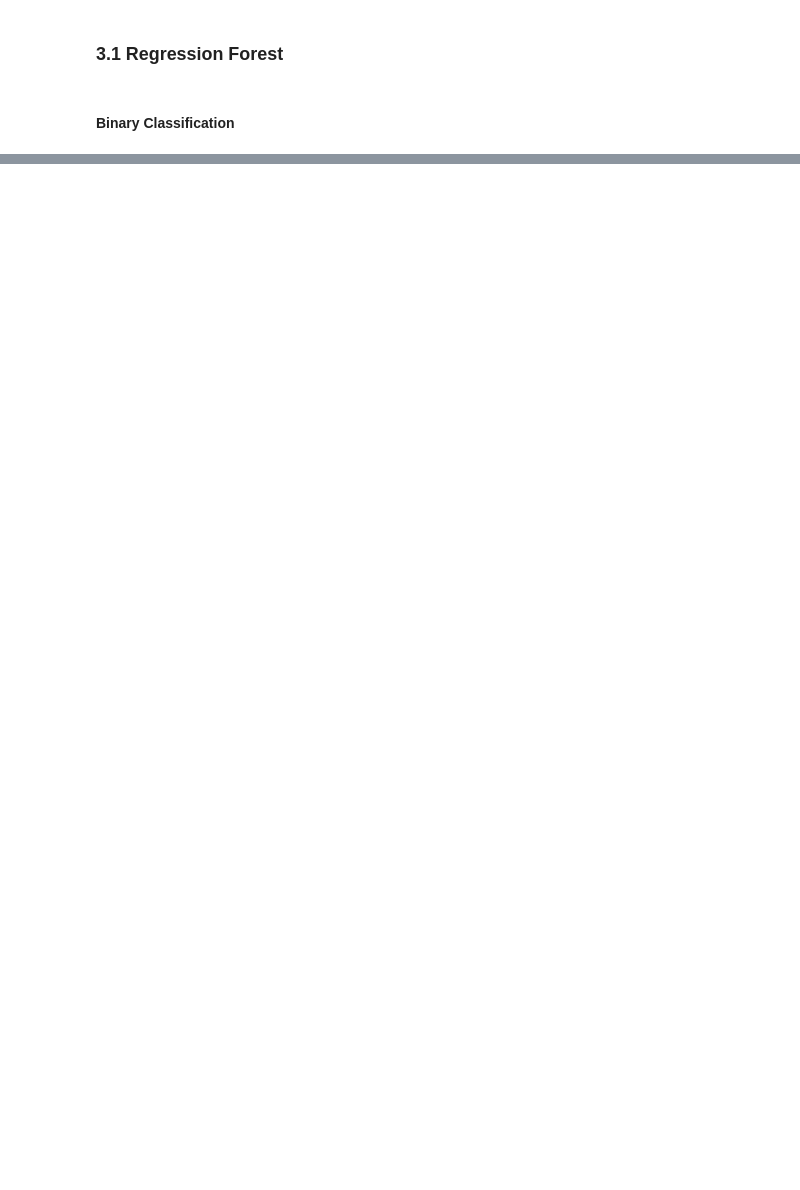
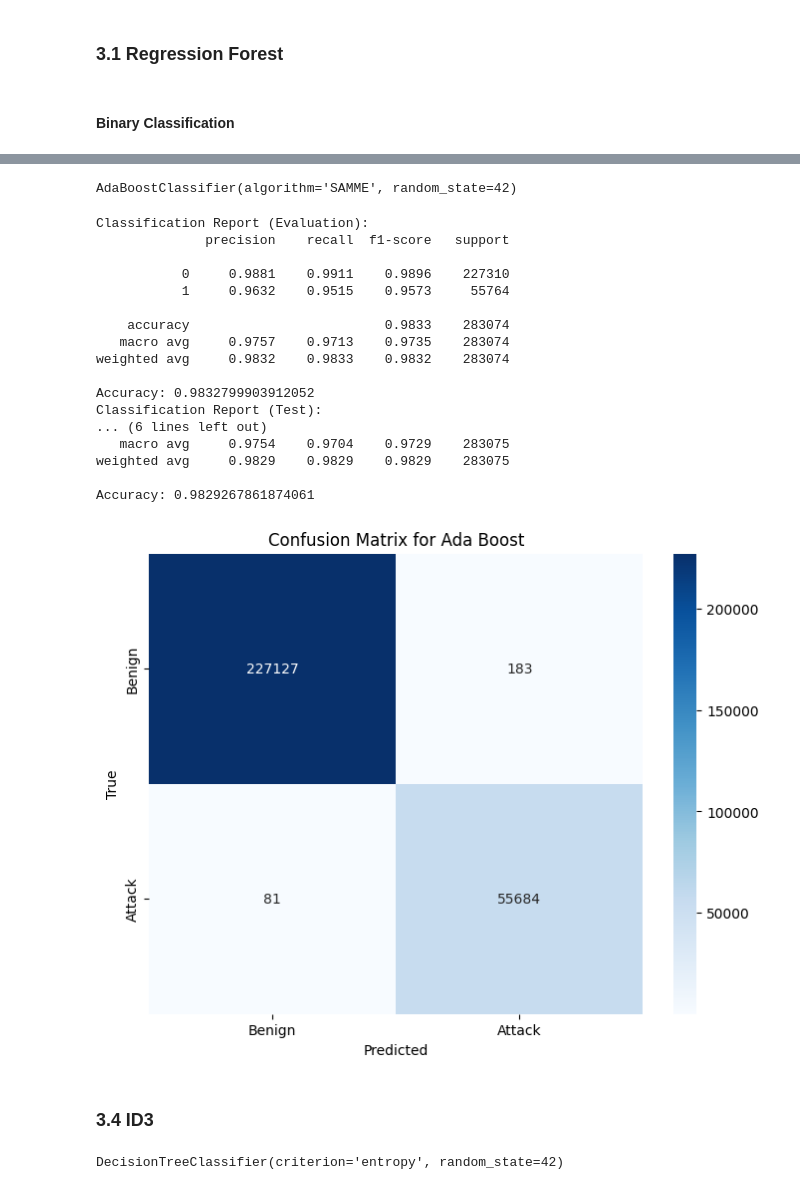
Before and after one commit to Joe-0120/ML-IDS, a Jupyter notebook: Notebooks/3_ML_Models.ipynb, the cells around one changed output, grey strips where cells are left out. Drawn from its saved outputs; the diff is of its cells as text; code cells hidden in the pictures; blank space fills up the shorter version.

```diff
--- a/Notebooks/3_ML_Models.ipynb
+++ b/Notebooks/3_ML_Models.ipynb
@@ -336,0 +298,3 @@ Fitting 3 folds for each of 10 candidates, totalling 30 fits
+# %%
+rf_model_binary = RandomForestClassifier(verbose=1, n_jobs=-1, class_weight='balanced', criterion="entropy", n_estimators = 300, bootstrap = True, max_features=None)
+rf_model_binary.fit(scaler.transform(X_train), Y_train.is_attack)
@@ -336,0 +338,8 @@ Fitting 3 folds for each of 10 candidates, totalling 30 fits
+# %%
+print("Evaluation Set Performance")
+metrics_report("Evaluation", Y_eval.is_attack, rf_model_binary.predict(scaler.transform(X_eval)))
+# Predict and evaluate on the test set
+print("Test Set Performance")
+Y_pred = rf_model_binary.predict(scaler.transform(X_test))
+performance_models["rf"] = metrics_report("Test", Y_test.is_attack, Y_pred)
+plot_confusion_matrix("Regression Forest", Y_test, Y_pred)
@@ -336,0 +533,54 @@ Fitting 3 folds for each of 10 candidates, totalling 30 fits
+# %%
+from sklearn.ensemble import AdaBoostClassifier
+ada_boost_model = AdaBoostClassifier(
+    n_estimators=50,  # Number of weak learners
+    learning_rate=1.0,  # Learning rate (contribution of each weak learner)
+    algorithm='SAMME',  # SAMME.R is recommended for probability estimates
+    random_state=42
+)
+
+# Fit the model on the training data
+ada_boost_model.fit(scaler.transform(X_train), Y_train.is_attack)
+# %% [output]
+AdaBoostClassifier(algorithm='SAMME', random_state=42)
+# %%
+# Predict and evaluate on the evaluation set
+y_pred_eval = ada_boost_model.predict(scaler.transform(X_eval))
+metrics_report("Evaluation", Y_eval.is_attack, y_pred_eval, print_avg=False)
+
+# Predict and evaluate on the test set
+y_pred_test = ada_boost_model.predict(scaler.transform(X_test))
+performance_models["adaboost"] = metrics_report("Test", Y_test.is_attack, y_pred_test, print_avg=False)
+plot_confusion_matrix("Ada Boost", Y_test, Y_pred)
+# %% [output]
+Classification Report (Evaluation):
+              precision    recall  f1-score   support
+
+           0     0.9881    0.9911    0.9896    227310
+           1     0.9632    0.9515    0.9573     55764
+
+    accuracy                         0.9833    283074
+   macro avg     0.9757    0.9713    0.9735    283074
+weighted avg     0.9832    0.9833    0.9832    283074
+
+Accuracy: 0.9832799903912052
+Classification Report (Test):
+... (6 lines left out)
+   macro avg     0.9754    0.9704    0.9729    283075
+weighted avg     0.9829    0.9829    0.9829    283075
+
+Accuracy: 0.9829267861874061
+[figure, added]
+# %% [markdown]
+### 3.4 ID3
+# %%
+id3_model = DecisionTreeClassifier(
+    criterion='entropy',  # Use entropy for ID3-like behavior
+    max_depth=None,  # Unlimited depth (ID3 doesn't prune trees)
+    random_state=42
+)
+
+# Fit the model on the training data
+id3_model.fit(scaler.transform(X_train), Y_train.is_attack)
+# %% [output]
+DecisionTreeClassifier(criterion='entropy', random_state=42)
```
Also changed, not shown: parts of 23 cells of this notebook.
